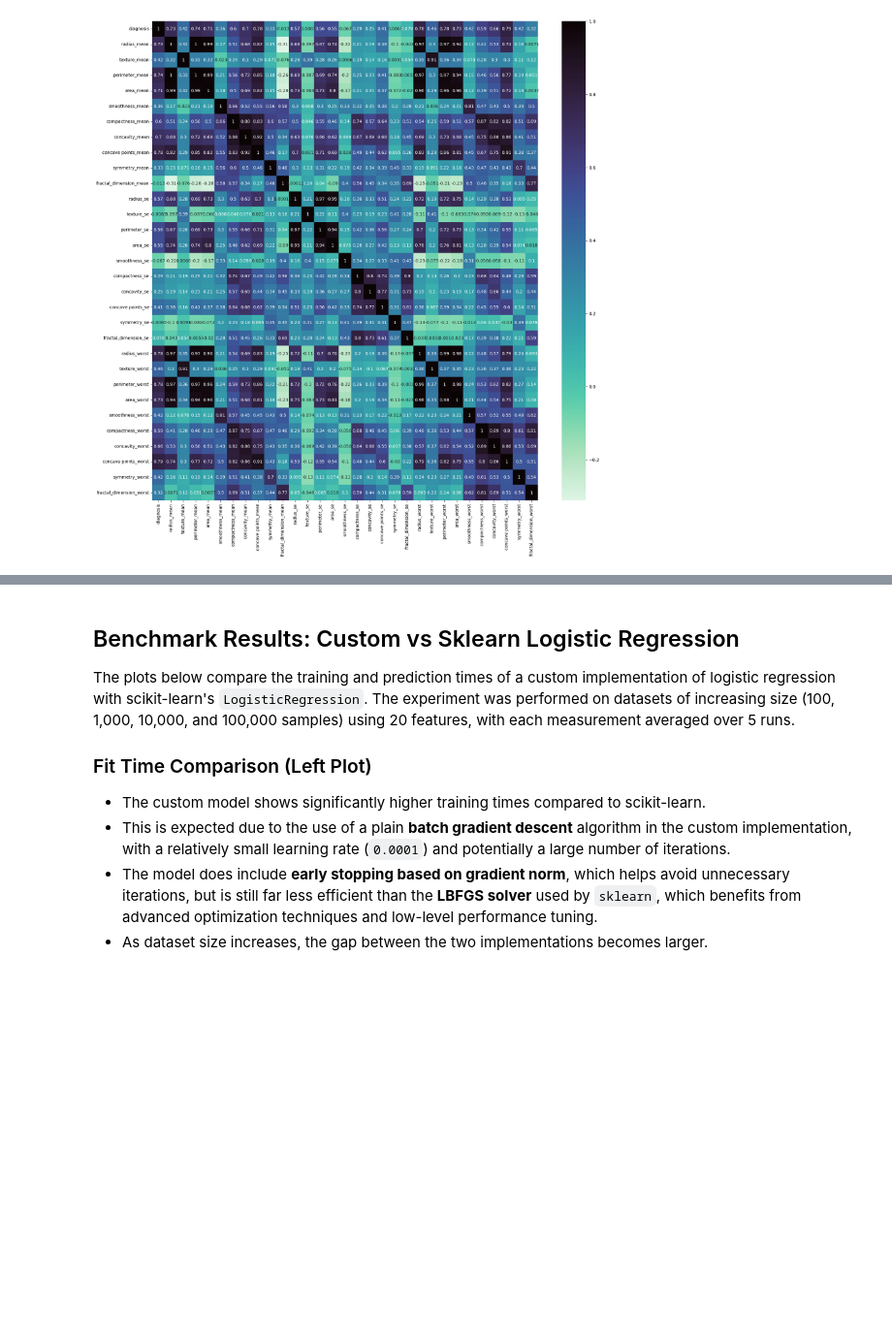
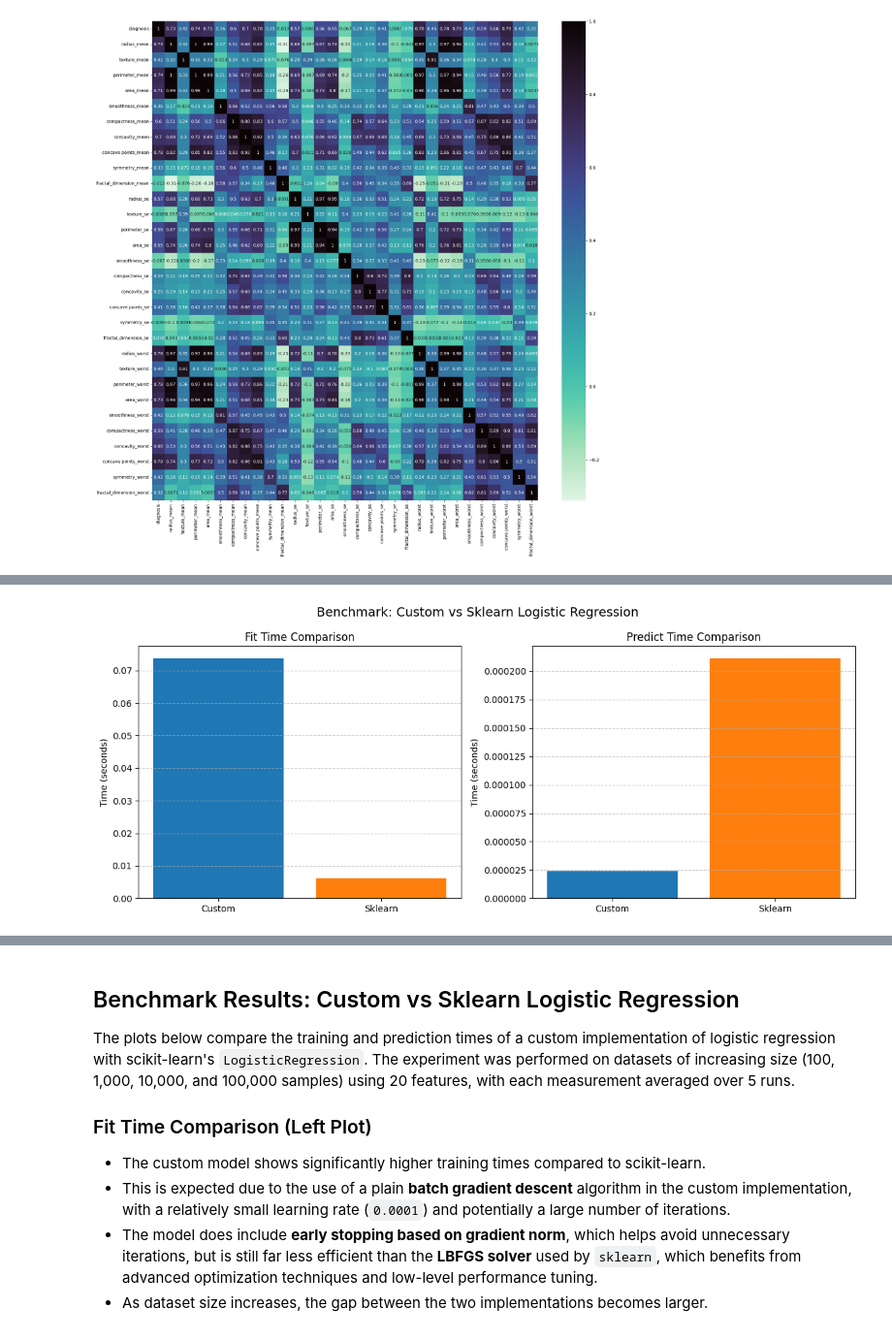
Before and after one commit to viderson/ml_from_scratch, a Jupyter notebook: notebooks/compare_logistic_regression.ipynb, the cells around one changed output, grey strips where cells are left out. Shown at 97% size. Cells and saved outputs as stored; diff of their text form; code cells hidden in the pictures; blank space fills up the shorter version.

```diff
--- a/notebooks/compare_logistic_regression.ipynb
+++ b/notebooks/compare_logistic_regression.ipynb
@@ -280,0 +344,22 @@ display(df_times)
+# %%
+import matplotlib.pyplot as plt
+
+fig, axes = plt.subplots(1, 2, figsize=(12, 5))
+
+axes[0].bar(['Custom', 'Sklearn'], [df_times['custom_fit'][0], df_times['sklearn_fit'][0]],
+            color=['#1f77b4', '#ff7f0e'])
+axes[0].set_title('Fit Time Comparison')
+axes[0].set_ylabel('Time (seconds)')
+axes[0].grid(axis='y', linestyle='--', alpha=0.7)
+
+axes[1].bar(['Custom', 'Sklearn'], [df_times['custom_predict'][0], df_times['sklearn_predict'][0]],
+            color=['#1f77b4', '#ff7f0e'])
+axes[1].set_title('Predict Time Comparison')
+axes[1].set_ylabel('Time (seconds)')
+axes[1].grid(axis='y', linestyle='--', alpha=0.7)
+
+plt.suptitle('Benchmark: Custom vs Sklearn Logistic Regression', fontsize=14)
+plt.tight_layout()
+plt.show()
+# %% [output]
+[figure, added]
```
Also changed, not shown: parts of 8 cells of this notebook, 3 other files.
